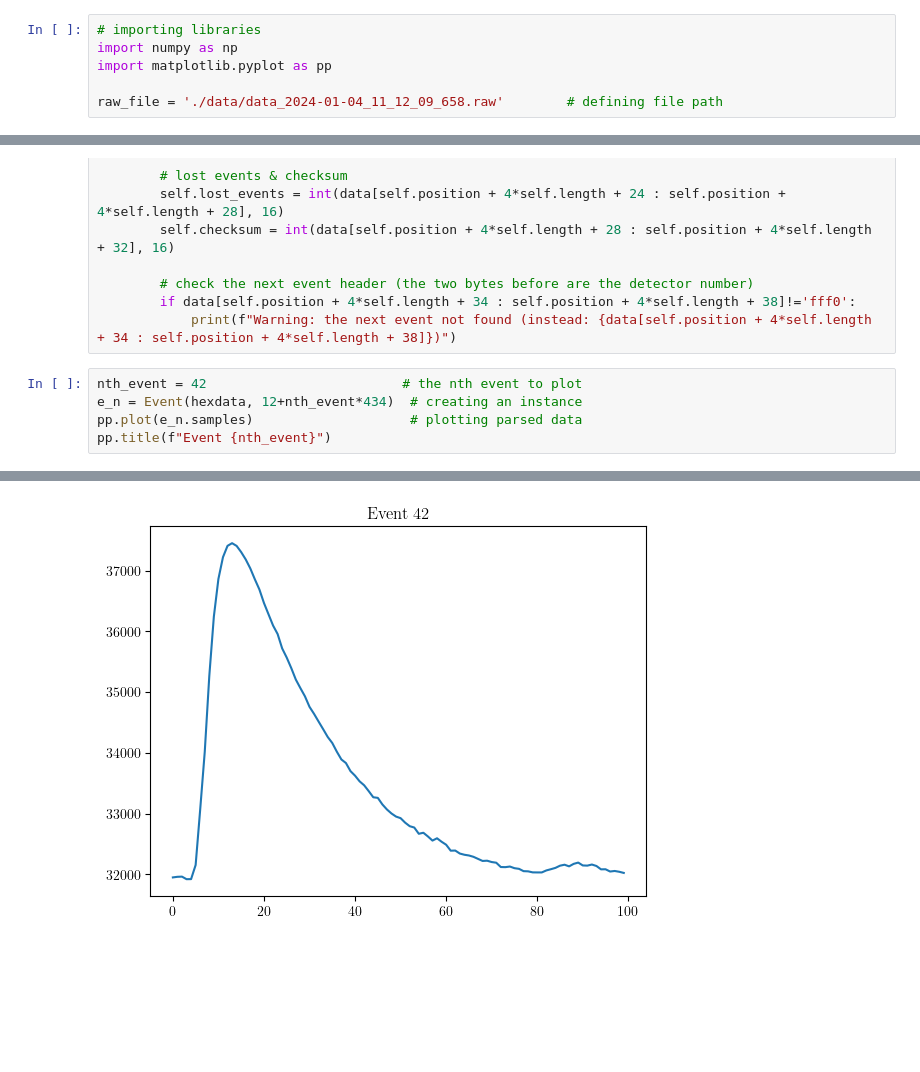
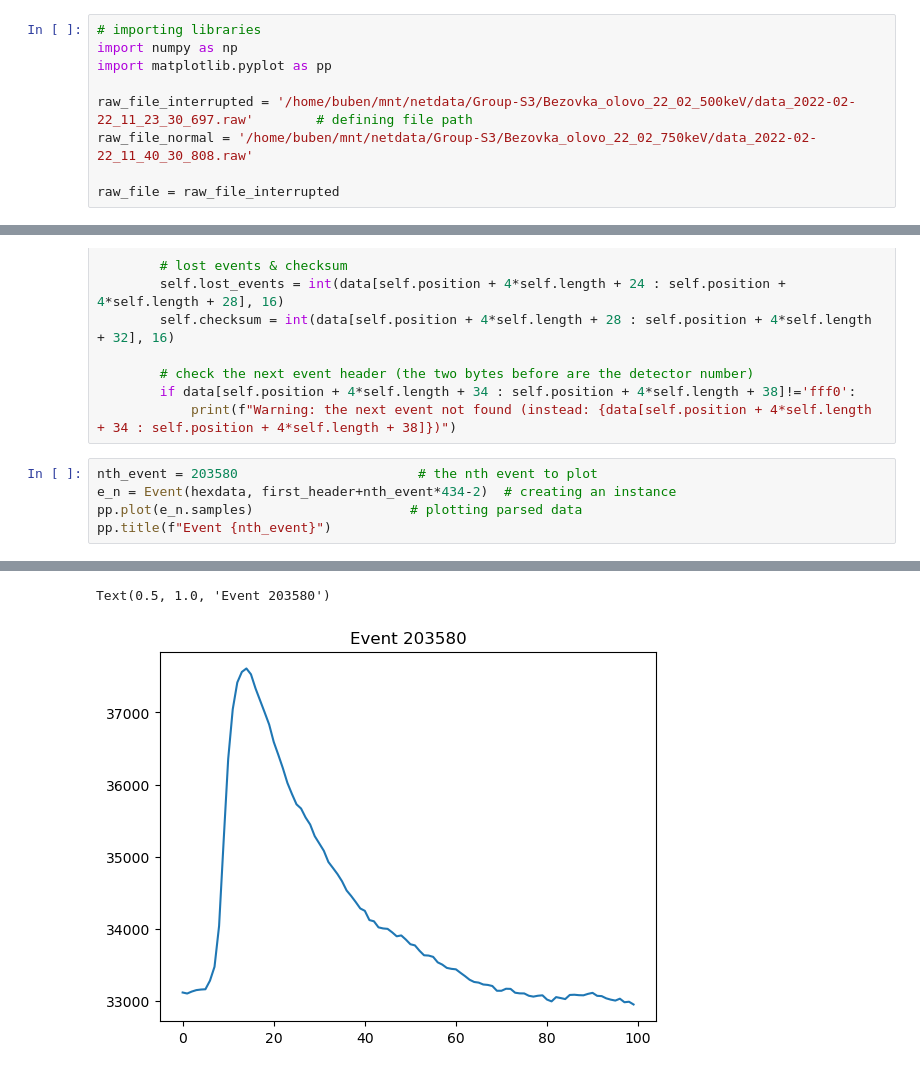
Before and after one commit to DrumJB/S3Python, a Jupyter notebook: binaryFilesStructure.ipynb, the cells around one changed output, grey strips where cells are left out. Drawn from its saved outputs; the diff is of its cells as text; blank space fills up the shorter version.

Commit message:
Incomplete header search

```diff
--- a/binaryFilesStructure.ipynb
+++ b/binaryFilesStructure.ipynb
@@ -17,7 +17,10 @@ Note: There probably exists some optimalization of the code below. Still searchi
 import numpy as np
 import matplotlib.pyplot as pp
 
-raw_file = './data/data_2024-01-04_11_12_09_658.raw'        # defining file path
+raw_file_interrupted = '/home/buben/mnt/netdata/Group-S3/Bezovka_olovo_22_02_500keV/data_2022-02-22_11_23_30_697.raw'        # defining file path
+raw_file_normal = '/home/buben/mnt/netdata/Group-S3/Bezovka_olovo_22_02_750keV/data_2022-02-22_11_40_30_808.raw'
+
+raw_file = raw_file_interrupted
 # %%
 with open(raw_file, 'rb') as f:
     hexdata = f.read().hex()    # opening the file as hex code
@@ -80,8 +83,8 @@ class Event:
         if data[self.position + 4*self.length + 34 : self.position + 4*self.length + 38]!='fff0':
             print(f"Warning: the next event not found (instead: {data[self.position + 4*self.length + 34 : self.position + 4*self.length + 38]})")
 # %%
-nth_event = 42                         # the nth event to plot
-e_n = Event(hexdata, 12+nth_event*434)  # creating an instance
+nth_event = 203580                       # the nth event to plot
+e_n = Event(hexdata, first_header+nth_event*434-2)  # creating an instance
 pp.plot(e_n.samples)                    # plotting parsed data
 pp.title(f"Event {nth_event}")
 # %% [output]
@@ -89 +92,2 @@ Text(0.5, 1.0, 'Event 42')
+Text(0.5, 1.0, 'Event 203580')
-[figure, old version]
+[figure, new version]
```
Also changed, not shown: parts of 11 cells of this notebook, 2 other files.
